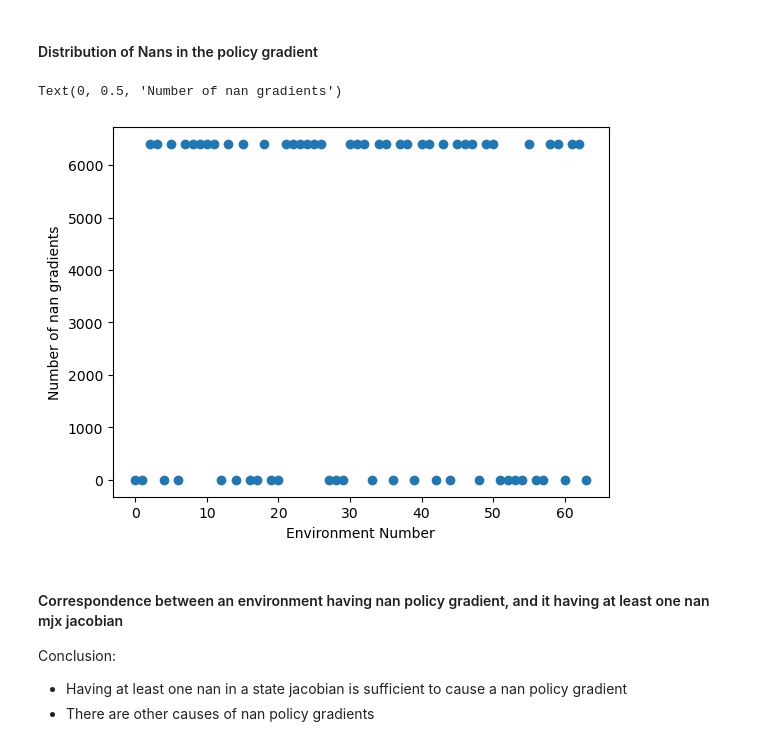
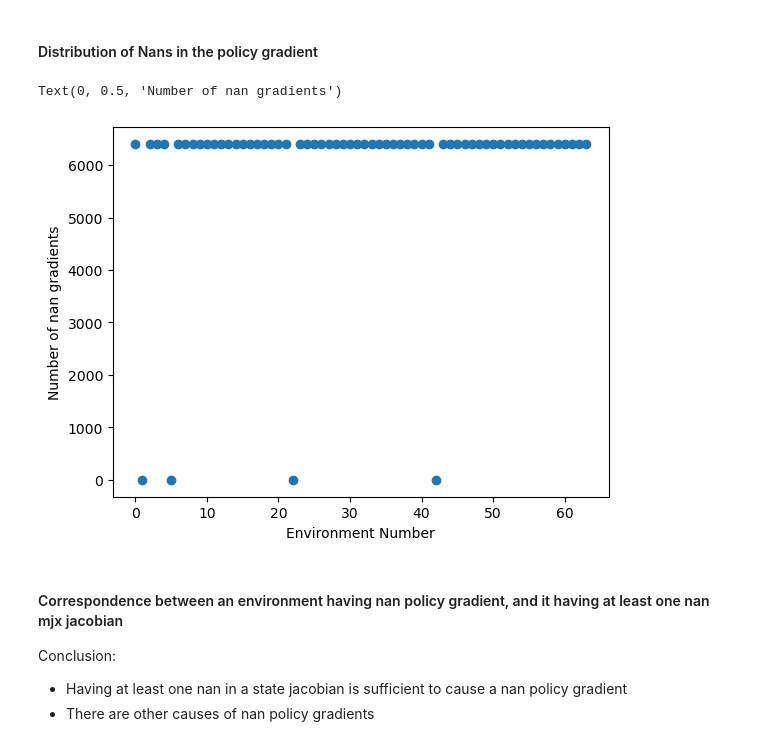
Before and after one commit to Andrew-Luo1/jax_shac, a Jupyter notebook: framed_hopper.ipynb, the cells around one changed output. Cells and saved outputs as stored; diff of their text form; code cells hidden in the pictures.

```diff
--- a/framed_hopper.ipynb
+++ b/framed_hopper.ipynb
@@ -222,30 +225,30 @@ rews = plot_rews(states)
 # %%
 import matplotlib.pyplot as plt
 import jax.numpy as jp
 import pickle
 import jax
 import operator
 
-it = 13
+it = 24
 # Load policy gradients
 bgrad_path = f"/home/andrew/Documents/thesis/jax_shac/shac/policy_gradients/bgrad_{it}.pkl" # TODO
 bgrad = pickle.load(open(bgrad_path, "rb"))
 
 # Count the # nans across env axis
 app_nan = jax.tree_util.tree_map(lambda l: jp.isnan(l), bgrad)
 reduced_leaves = jax.tree_util.tree_map(lambda l: jp.sum(l, axis=(range(1, len(l.shape)))), app_nan)
 nans_per_env = jax.tree.reduce(operator.add, reduced_leaves)
 # nan_mask = jnp.isnan(bgrad)
 # nans_per_env = jnp.sum(nan_mask, axis=0)
 # # Plot
 num_envs = 64
 
 plt.scatter(jp.linspace(0, num_envs-1, num_envs), nans_per_env)
 plt.xlabel("Environment Number")
 plt.ylabel("Number of nan gradients")
 # %% [output]
 Text(0, 0.5, 'Number of nan gradients')
-[figure, old version]
+[figure, new version]
 # %% [markdown]
 #### Correspondence between an environment having nan policy gradient, and it having at least one nan mjx jacobian
 
```
Also changed, not shown: parts of 6 cells of this notebook, 2 other files.
